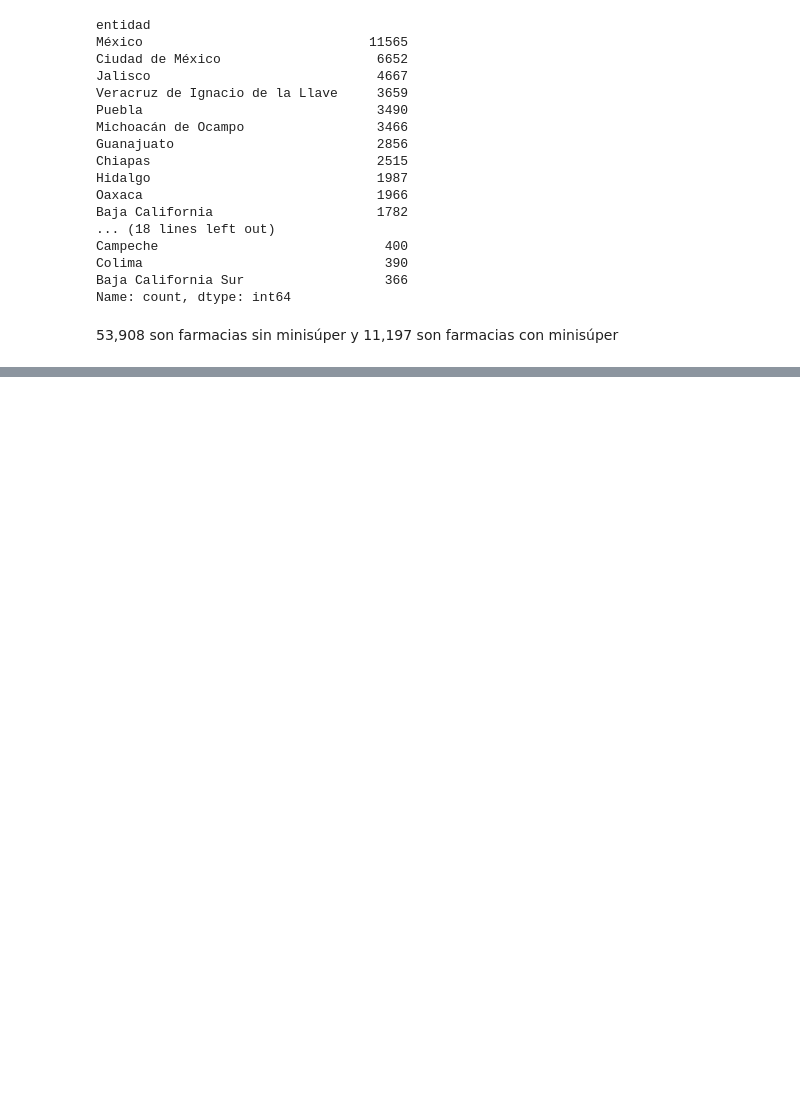
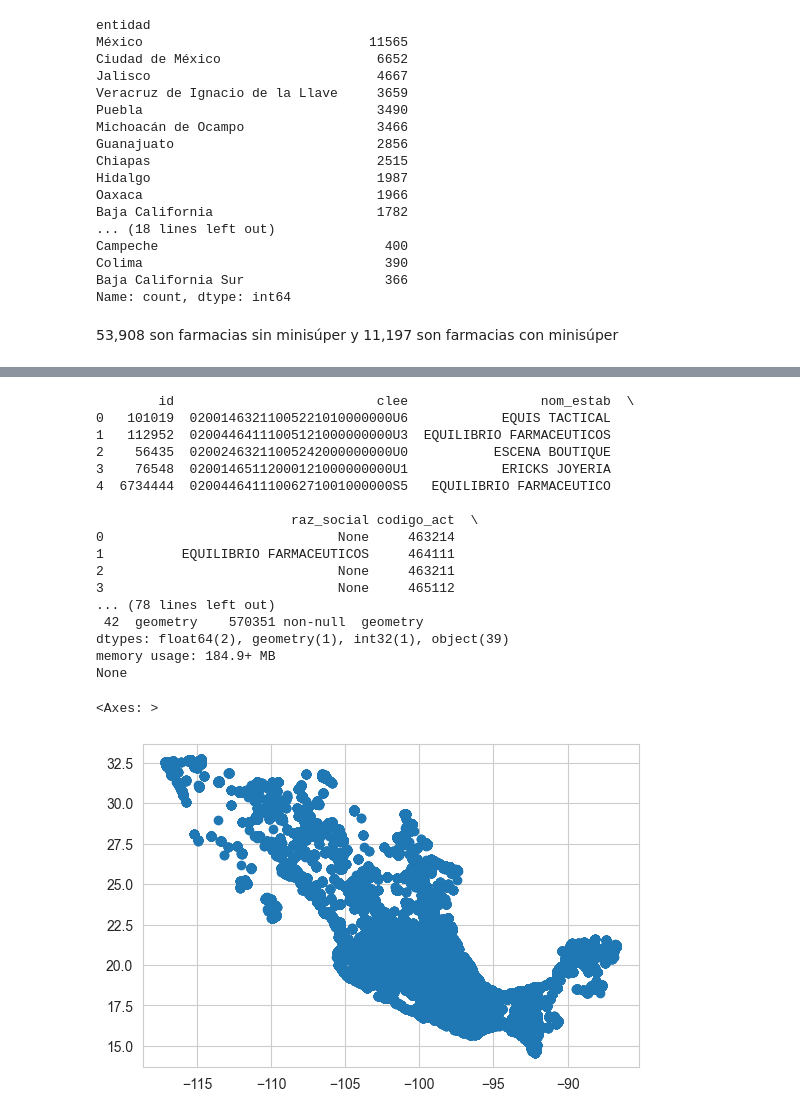
Before and after one commit to mellamanelpoeta/dataton, a Jupyter notebook: Python/eda.ipynb, the cells around one changed output, grey strips where cells are left out. Drawn from its saved outputs; the diff is of its cells as text; code cells hidden in the pictures; blank space fills up the shorter version.

Commit message:
geopandas and shp file usage

```diff
--- a/Python/eda.ipynb
+++ b/Python/eda.ipynb
@@ -270,0 +281,34 @@ Baja California Sur                        325             41
+# %%
+import geopandas as gpd
+
+# Read the shapefile
+gdf = gpd.read_file('../raws/shp/denue_00_46321-46531_shp/conjunto_de_datos/denue_inegi_46321-46531_.shp')
+
+# Display the first few rows
+print(gdf.head())
+
+# Get basic information about the GeoDataFrame
+print(gdf.info())
+
+# Plot the geometries
+gdf.plot()
+# %% [output]
+        id                          clee                 nom_estab  \
+0   101019  02001463211005221010000000U6            EQUIS TACTICAL
+1   112952  02004464111005121000000000U3  EQUILIBRIO FARMACEUTICOS
+2    56435  02002463211005242000000000U0           ESCENA BOUTIQUE
+3    76548  02001465112000121000000000U1            ERICKS JOYERIA
+4  6734444  02004464111006271001000000S5   EQUILIBRIO FARMACEUTICO
+
+                         raz_social codigo_act  \
+0                              None     463214
+1          EQUILIBRIO FARMACEUTICOS     464111
+2                              None     463211
+3                              None     465112
+... (78 lines left out)
+ 42  geometry    570351 non-null  geometry
+dtypes: float64(2), geometry(1), int32(1), object(39)
+memory usage: 184.9+ MB
+None
+<Axes: >
+[figure, added]
```
Also changed, not shown: parts of 15 cells of this notebook, 1 other file.
